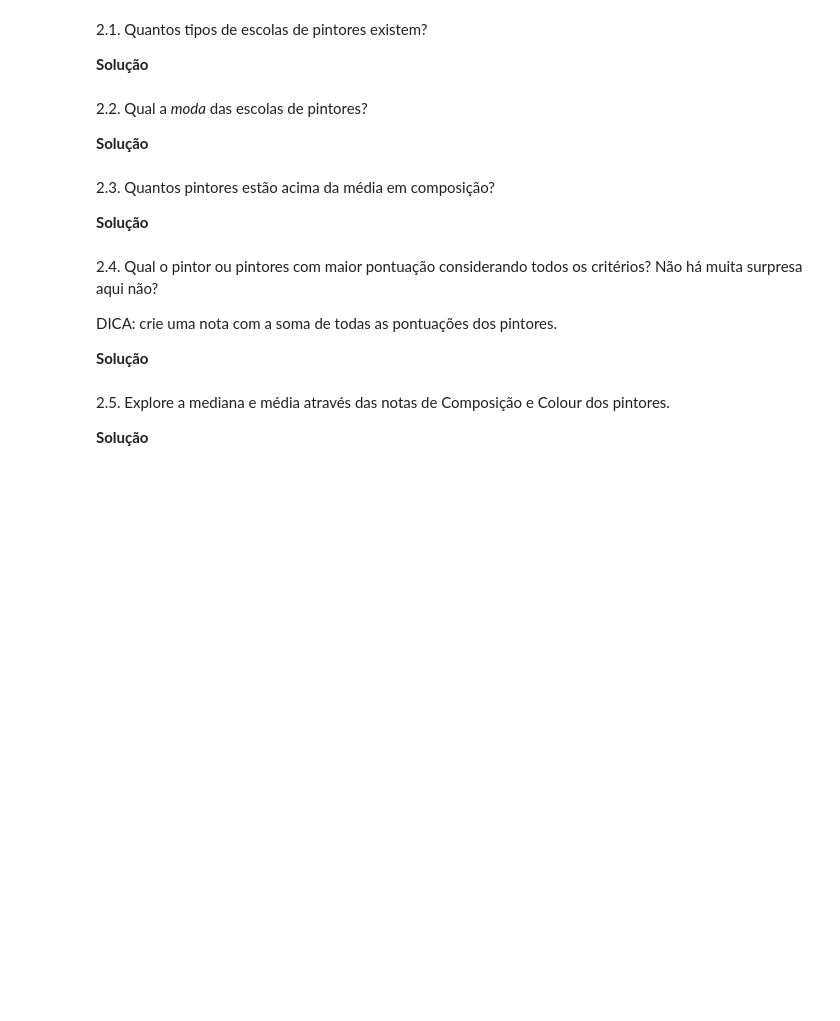
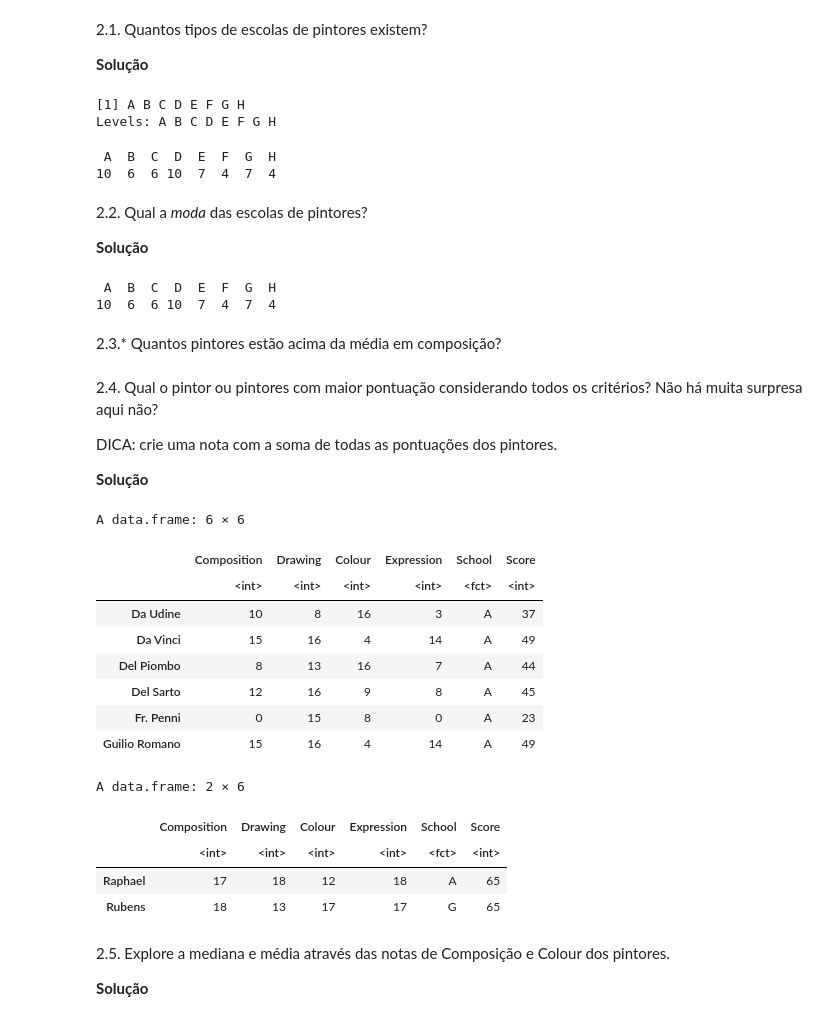
Before and after one commit to Rogerio-mack/Analise_Exploratoria_de_Dados, a Jupyter notebook: AED_3_ex.ipynb, the cells around one changed output. Cells and saved outputs as stored; diff of their text form; code cells hidden in the pictures; blank space fills up the shorter version.

```diff
--- a/AED_3_ex.ipynb
+++ b/AED_3_ex.ipynb
@@ -96,20 +134,51 @@ A data.frame: 6 × 5
 2.1. Quantos tipos de escolas de pintores existem?
 
 **Solução**
+# %%
+unique(painters$School)
+table(painters$School)
+# %% [output]
+[1] A B C D E F G H
+Levels: A B C D E F G H
+ A  B  C  D  E  F  G  H
+10  6  6 10  7  4  7  4
 # %% [markdown]
 2.2. Qual a *moda* das escolas de pintores?
 
 **Solução**
+# %%
+table(painters$School)
+# Podemos ver que 'D' é o valor mais frequente
+# %% [output]
+ A  B  C  D  E  F  G  H
+10  6  6 10  7  4  7  4
 # %% [markdown]
-2.3. Quantos pintores estão acima da média em composição?
-
-**Solução**
+2.3.* Quantos pintores estão acima da média em composição?
 # %% [markdown]
 2.4. Qual o pintor ou pintores com maior pontuação considerando todos os critérios? Não há muita surpresa aqui não?
 
 DICA: crie uma nota com a soma de todas as pontuações dos pintores.
 
 **Solução**
+# %%
+painters['Score'] = painters[,c(1)] + painters[,c(2)] + painters[,c(3)] + painters[,c(4)]
+head(painters)
+painters[painters$Score == max(painters$Score), ]
+# %% [output]
+A data.frame: 6 × 6
+|  | Composition | Drawing | Colour | Expression | School | Score |
+|  | <int> | <int> | <int> | <int> | <fct> | <int> |
+| Da Udine | 10 | 8 | 16 | 3 | A | 37 |
+| Da Vinci | 15 | 16 | 4 | 14 | A | 49 |
+| Del Piombo | 8 | 13 | 16 | 7 | A | 44 |
+| Del Sarto | 12 | 16 | 9 | 8 | A | 45 |
+| Fr. Penni | 0 | 15 | 8 | 0 | A | 23 |
+| Guilio Romano | 15 | 16 | 4 | 14 | A | 49 |
+A data.frame: 2 × 6
+|  | Composition | Drawing | Colour | Expression | School | Score |
+|  | <int> | <int> | <int> | <int> | <fct> | <int> |
+| Raphael | 17 | 18 | 12 | 18 | A | 65 |
+| Rubens | 18 | 13 | 17 | 17 | G | 65 |
 # %% [markdown]
 2.5. Explore a mediana e média através das notas de Composição e Colour dos pintores.
 
```
Also changed, not shown: parts of 18 cells of this notebook.
